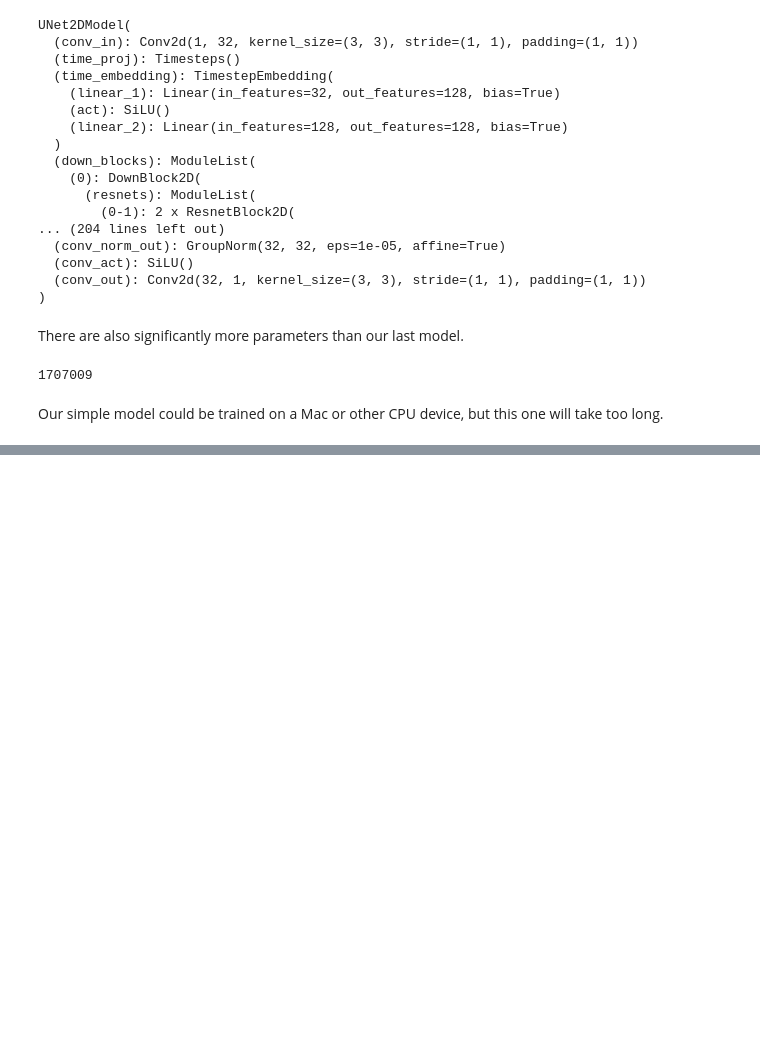
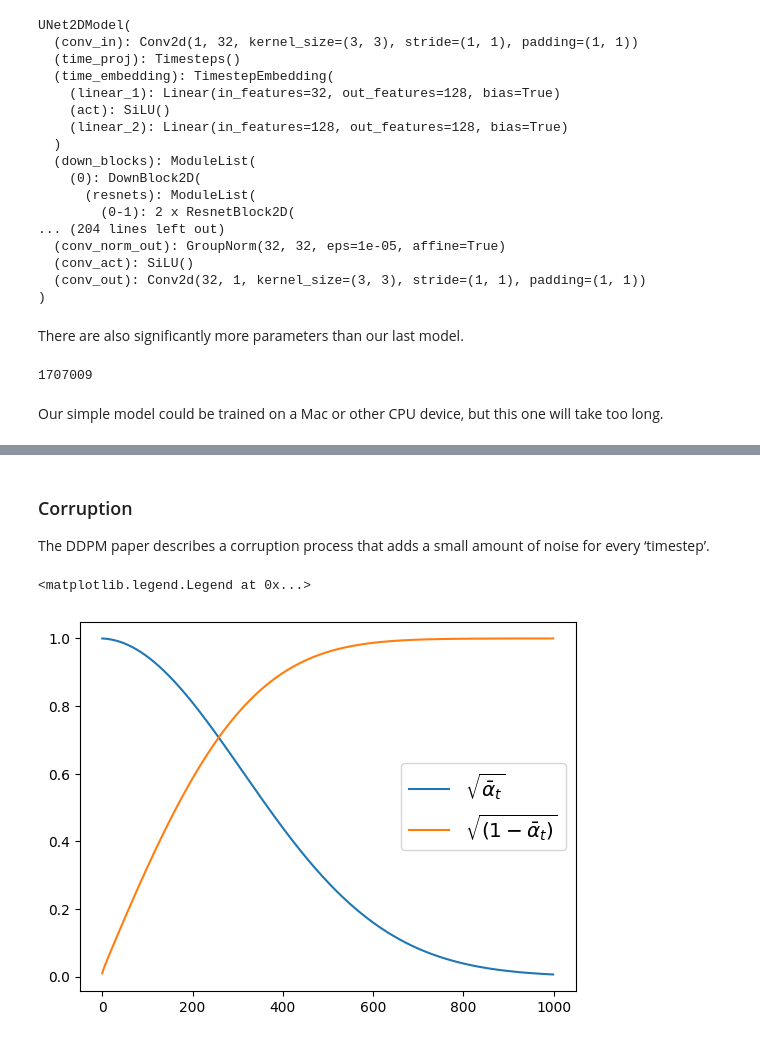
Before and after one commit to sethbr11/DiffusionModel, a Jupyter notebook: main.ipynb, the cells around one changed output, grey strips where cells are left out. Drawn from its saved outputs; the diff is of its cells as text; code cells hidden in the pictures; blank space fills up the shorter version.

```diff
--- a/main.ipynb
+++ b/main.ipynb
@@ -407,0 +404,11 @@ axs[1].set_title("Generated Samples")
+# %% [markdown]
+### Corruption
+The DDPM paper describes a corruption process that adds a small amount of noise for every ‘timestep’.
+# %%
+noise_scheduler = DDPMScheduler(num_train_timesteps=1000)
+plt.plot(noise_scheduler.alphas_cumprod.cpu() ** 0.5, label=r"${\sqrt{\bar{\alpha}_t}}$")
+plt.plot((1 - noise_scheduler.alphas_cumprod.cpu()) ** 0.5, label=r"$\sqrt{(1 - \bar{\alpha}_t)}$")
+plt.legend(fontsize="x-large")
+# %% [output]
+<matplotlib.legend.Legend at 0x...>
+[figure, added]
```
Also changed, not shown: parts of 10 cells of this notebook, 4 other files.
